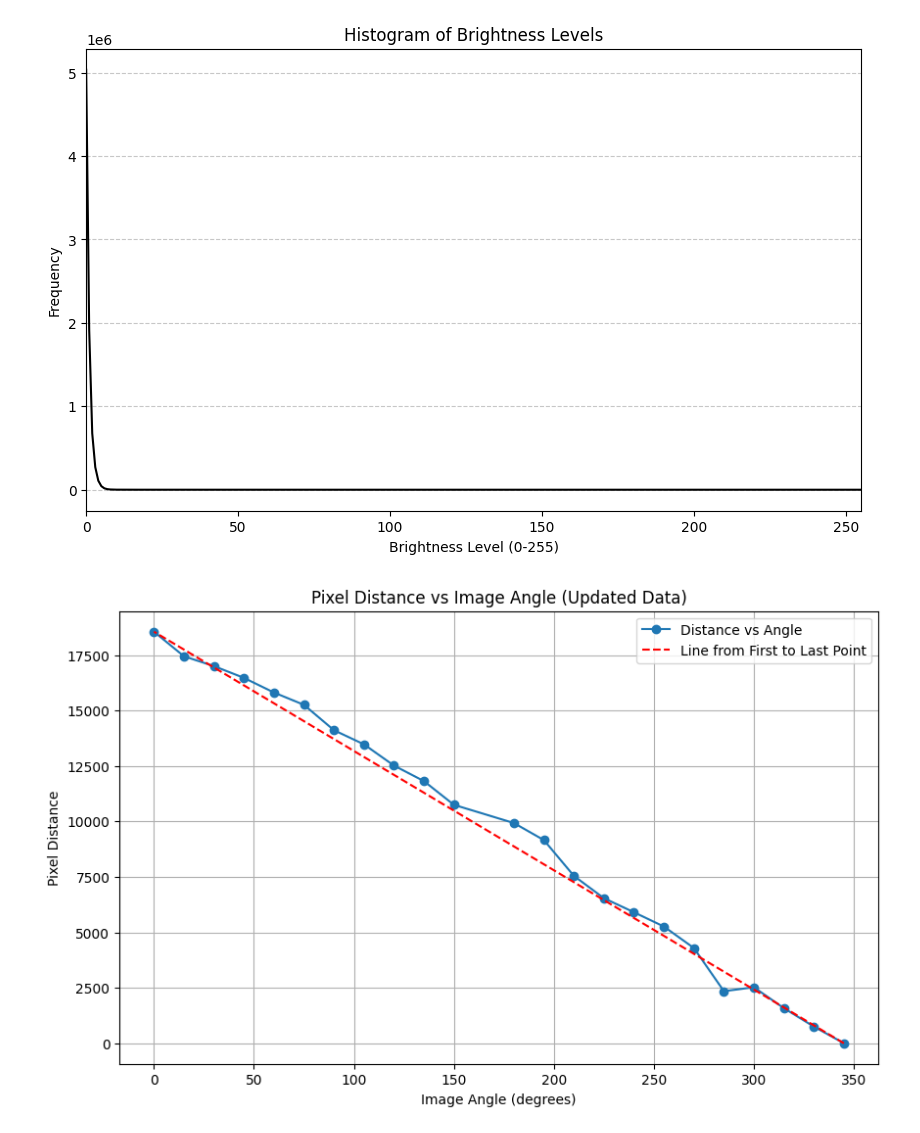
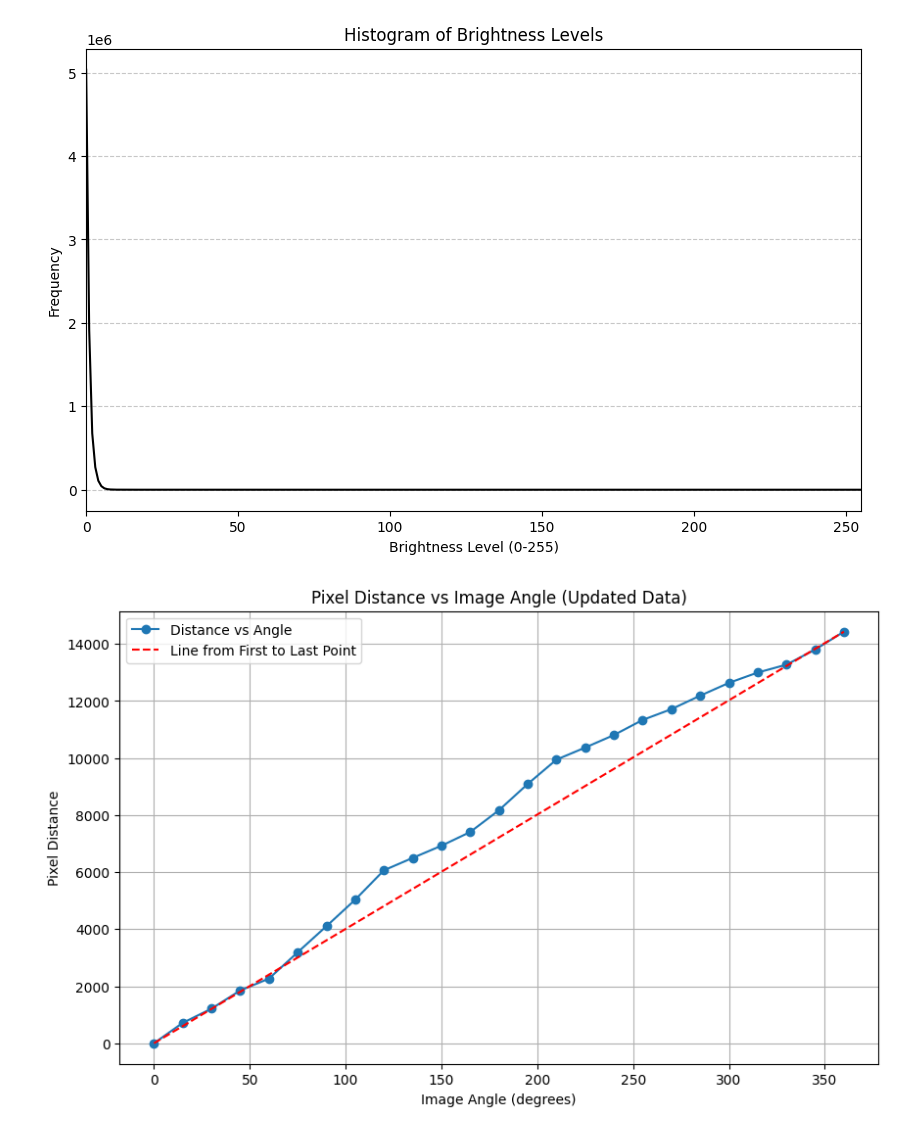
Before and after one commit to NickiBroichhausen/starmapper, a Jupyter notebook: image-analyzer.ipynb, the cells around one changed output. Drawn from its saved outputs; the diff is of its cells as text; code cells hidden in the pictures.

```diff
--- a/image-analyzer.ipynb
+++ b/image-analyzer.ipynb
@@ -28,31 +28,35 @@ np.save(os.path.join("run-all", "star_map_size_squared.npy"), 216442004)
 # %%
 import matplotlib.pyplot as plt
 import numpy as np
 
 # Updated data
-px_distance_current = np.sqrt([
-    0, 562472, 2494993, 6372781, 5499289, 18422881, 27668042, 34875985,
-    42758498, 56887424, 83842433, 98536913, 115481306, 139610120, 156694333,
-    181529842, 199117393, 232701313, 249951860, 271222276, 288971945,
-    304254185, 344137352
-])
-image_angles = [345, 330, 315, 300, 285, 270, 255, 240, 225, 210, 195, 180, 150, 135, 120, 105, 90, 75, 60, 45, 30, 15, 0]
+# px_distance_current = np.sqrt([
+#     0, 562472, 2494993, 6372781, 5499289, 18422881, 27668042, 34875985,
+#     42758498, 56887424, 83842433, 98536913, 115481306, 139610120, 156694333,
+#     181529842, 199117393, 232701313, 249951860, 271222276, 288971945,
+#     304254185, 344137352
+# ])
+# image_angles = [345, 330, 315, 300, 285, 270, 255, 240, 225, 210, 195, 180, 150, 135, 120, 105, 90, 75, 60, 45, 30, 15, 0]
+
+
+px_distance_current = np.sqrt([0, 510580, 1467016, 3422329, 5132833, 10174932, 16834408, 25334608, 36768474, 42224285, 47945378, 54841960, 66727946, 82606628, 98874068, 107453362, 116751002, 128482345, 137208530, 148499585, 159628410, 168895946, 176163145, 190526653, 208197197])
+image_angles = [0, 15, 30, 45, 60, 75, 90, 105, 120, 135, 150, 165, 180, 195, 210, 225, 240, 255, 270, 285, 300, 315, 330, 345, 360]
 
 # Plot with updated data and connecting line
 plt.figure(figsize=(10, 6))
 plt.plot(image_angles, px_distance_current, marker='o', label="Distance vs Angle")
 plt.plot([image_angles[0], image_angles[-1]],
          [px_distance_current[0], px_distance_current[-1]],
          linestyle='--', color='red', label="Line from First to Last Point")
 
 # Labels and Title
 plt.xlabel("Image Angle (degrees)")
 plt.ylabel("Pixel Distance")
 plt.title("Pixel Distance vs Image Angle (Updated Data)")
 plt.grid(True)
 plt.legend()
 
 # Show plot
 plt.show()
 # %% [output]
-[figure, old version]
+[figure, new version]
```
Also changed, not shown: parts of 2 cells of this notebook, 3 other files.
